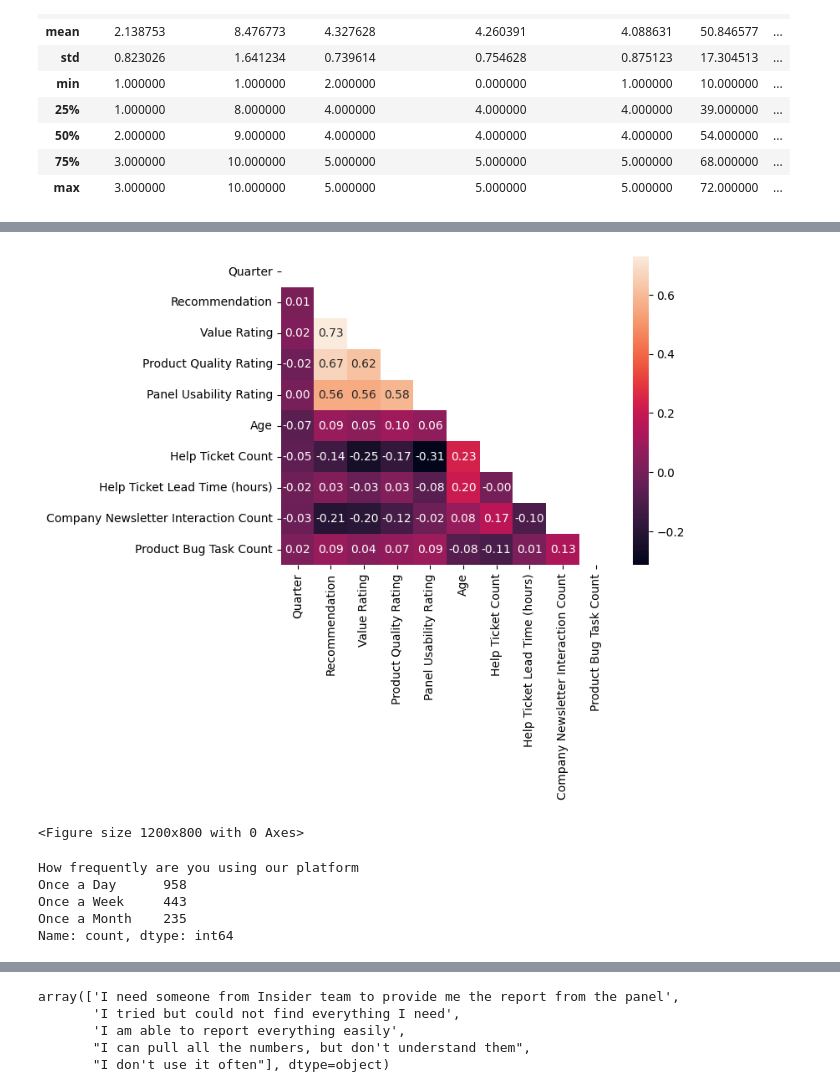
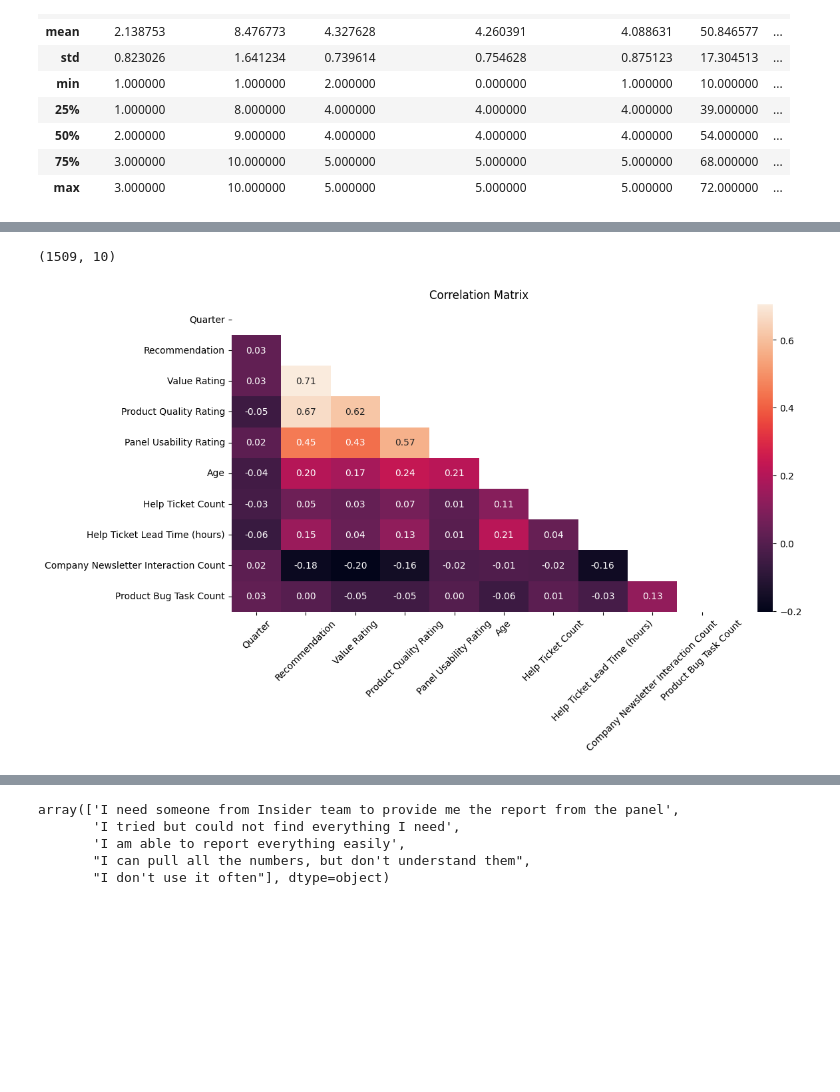
Before and after one commit to EfeDogan/datathon, a Jupyter notebook: main.ipynb, the cells around one changed output, grey strips where cells are left out. Drawn from its saved outputs; the diff is of its cells as text; code cells hidden in the pictures; blank space fills up the shorter version.

Commit message:
some graphs have been added

```diff
--- a/main.ipynb
+++ b/main.ipynb
@@ -110,19 +136,23 @@ df_num.describe()
+# %%
+# remove outliers with np.abs
+from scipy import stats
+df_num = df_num[(np.abs(stats.zscore(df_num)) < 3).all(axis=1)]
+
+# shape
+df_num.shape
+# %% [output]
+(1509, 10)
 # %%
 # correlation matrix
-mask = np.triu(df_num.corr())
-corr_matrix = df_num.corr()
-sns.heatmap(corr_matrix, annot=True, mask = mask, cmap='rocket', fmt=".2f")
-plt.figure(figsize=(12,8))
-plt.show()
+def sketch_corr(df):
+    plt.figure(figsize=(12,6))
+    mask = np.triu(df.corr())
+    corr_matrix = df.corr()
+    sns.heatmap(corr_matrix, annot=True, mask = mask, cmap='rocket', fmt=".2f")
+    plt.title('Correlation Matrix')
+    plt.xticks(rotation=45)
+    plt.show()
+
+sketch_corr(df_num)
 # %% [output]
-[figure, old version]
+[figure, new version]
-<Figure size 1200x800 with 0 Axes>
-# %%
-df['How frequently are you using our platform'].unique()
-df['How frequently are you using our platform'].value_counts()
-# %% [output]
-How frequently are you using our platform
-Once a Day      958
-Once a Week     443
-Once a Month    235
-Name: count, dtype: int64
```
Also changed, not shown: parts of 5 cells of this notebook.
